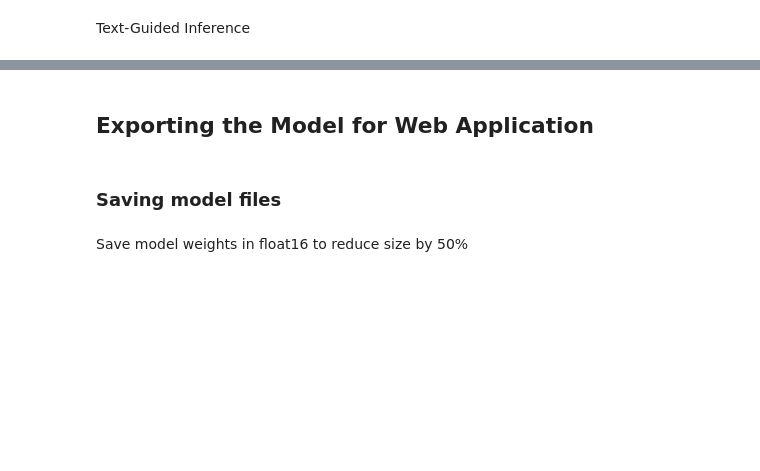
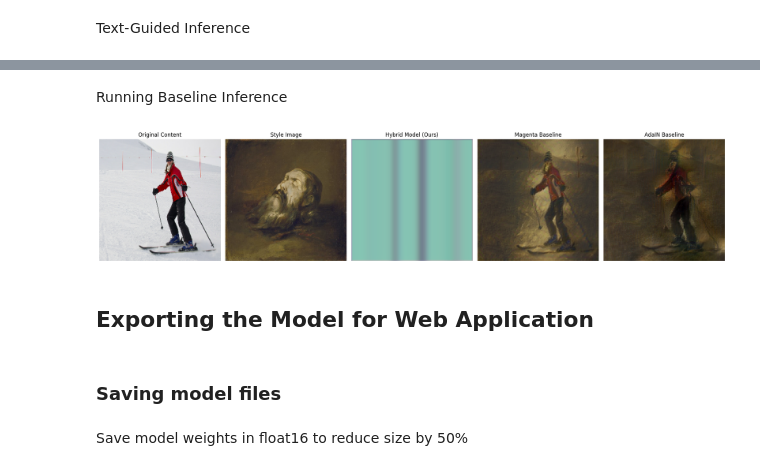
Before and after one commit to androbuz/nst_webapp, a Jupyter notebook: hybridnst.ipynb, the cells around one changed output, grey strips where cells are left out. Saved outputs shown, nothing was run; the diff lists cells and outputs as text; code cells hidden in the pictures; blank space fills up the shorter version.

Commit message:
Kaggle Notebook | notebook with baseline models

```diff
--- a/hybridnst.ipynb
+++ b/hybridnst.ipynb
@@ -1027,0 +1032,13 @@ Loaded content image for text-guided inference from: ./datasets/coco/val2017/000
+# %%
+import tensorflow_hub as hub
+
+# Load the Magenta Arbitrary Image Stylization model (Fast NST baseline)
+# This is based on the work of Ghiasi et al., which builds upon AdaIN concepts.
+print("Loading Magenta Style Transfer model...")
+magenta_model = hub.load('https://tfhub.dev/google/magenta/arbitrary-image-stylization-v1-256/2')
+
+def run_magenta_baseline(content_image, style_image):
+    # Magenta model expects [batch, height, width, 3] in float32
+    outputs = magenta_model(tf.constant(content_image), tf.constant(style_image))
+    stylized_image = outputs[0]
+    return stylized_image
@@ -1028,3 +1122,43 @@ Loaded content image for text-guided inference from: ./datasets/coco/val2017/000
+# %%
+# Convert TensorFlow tensors to NumPy arrays and remove the batch dimension
+content_np = content_for_inference.numpy()[0]
+style_np = style_for_inference.numpy()[0]
+
+adain_output = adain_inference(content_np, style_np)
+# %% [markdown]
+Running Baseline Inference
+# %%
+# Magenta Baseline
+magenta_output = run_magenta_baseline(content_for_inference, style_for_inference)
+
+# AdaIN Baseline (already computed in previous cell, but making sure results are here)
+# convert PyTorch tensor output back to NumPy for visualization
+adain_np = adain_output.cpu().squeeze().permute(1, 2, 0).numpy()
+
+# Visualize the comparison
+plt.figure(figsize=(20, 5))
+
+plt.subplot(1, 5, 1)
+imshow(content_for_inference, 'Original Content')
+
+plt.subplot(1, 5, 2)
+imshow(style_for_inference, 'Style Image')
+
+plt.subplot(1, 5, 3)
+imshow(generated_image_image_guided[0], 'Hybrid Model (Ours)')
+
+plt.subplot(1, 5, 4)
+imshow(magenta_output[0], 'Magenta Baseline')
+
+plt.subplot(1, 5, 5)
+plt.imshow(adain_np)
+plt.title('AdaIN Baseline')
+plt.axis('off')
+
+plt.tight_layout()
+plt.show()
+# %% [output]
+[figure, added]
 # %% [markdown]
 ## Exporting the Model for Web Application
 # %% [markdown]
```
Also changed, not shown: parts of 14 cells of this notebook.
